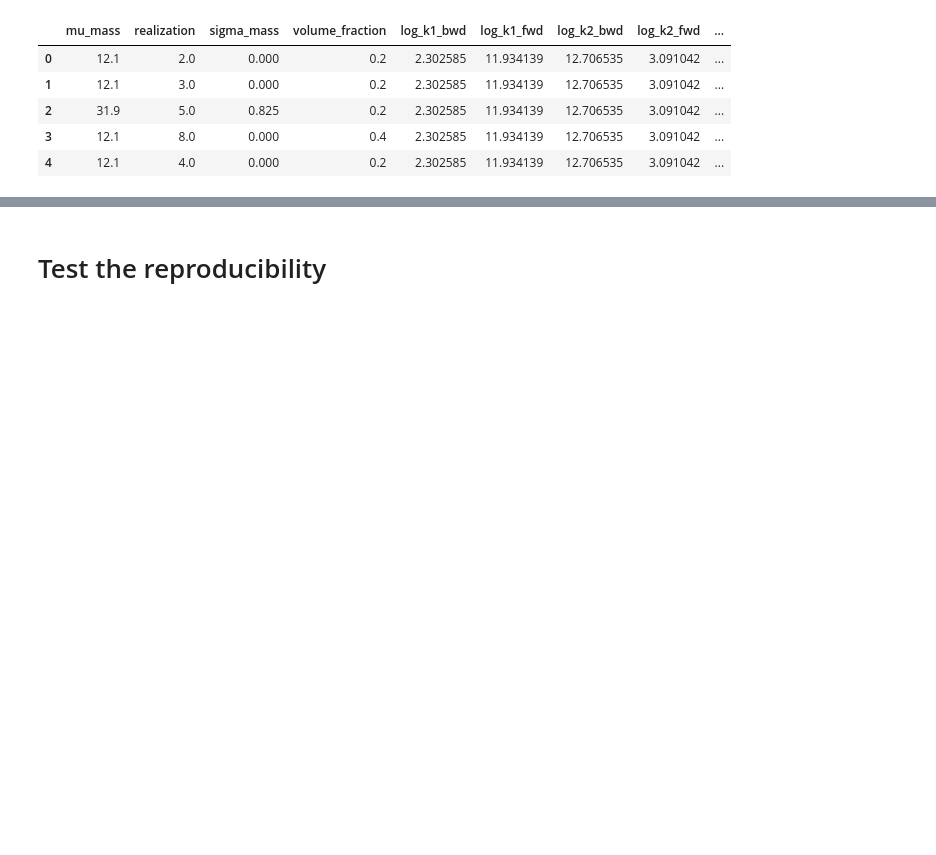
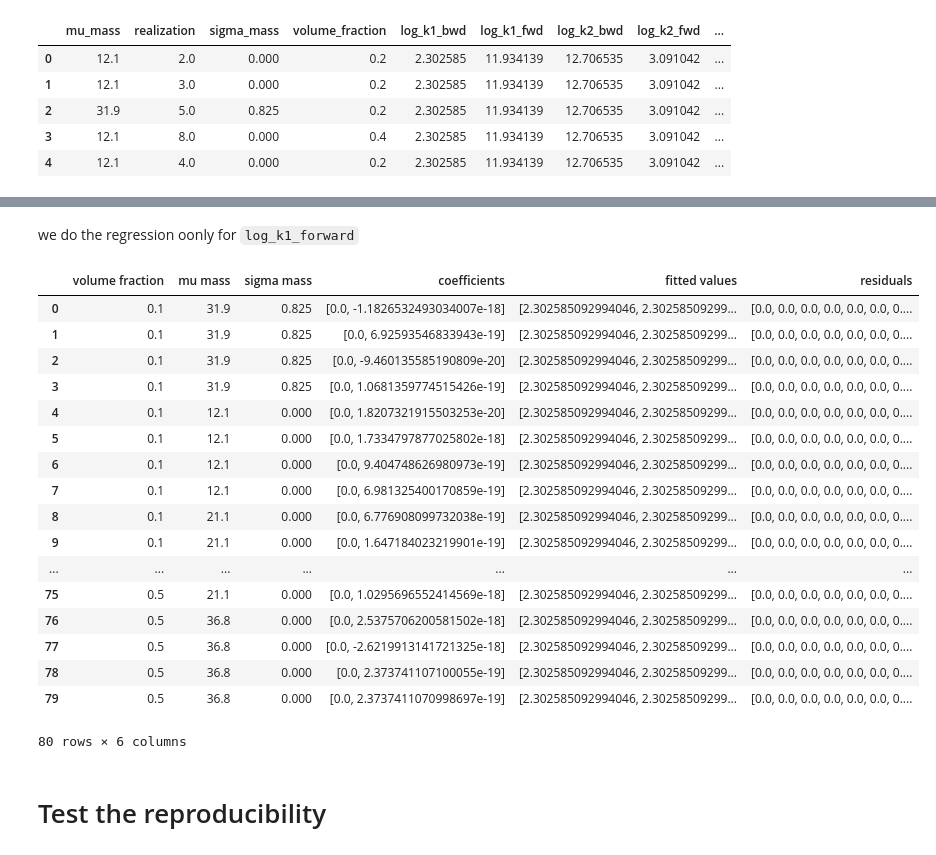
Before and after one commit to WilliamCappelletti/ML_CS433_project2, a Jupyter notebook: src/exploration.ipynb, the cells around one changed output, grey strips where cells are left out. Cells and saved outputs as stored; diff of their text form; code cells hidden in the pictures; blank space fills up the shorter version.

```diff
--- a/src/exploration.ipynb
+++ b/src/exploration.ipynb
@@ -195,3 +190,68 @@ data_trans.head()
+# %%
+mus = data.mu_mass.unique()
+sigmas = data.sigma_mass.unique()
+volumes = [0.1,0.2,0.3,0.4,0.5]
+
+names = ["E","ES","P","S"]
+# %%
+def Regressors(data):
+    '''
+    return a vector containing the design matrix for the regression of the log efficient rate ratio against
+    E,ES,P,S in that order
+    '''
+    X_total = []
+    for name in names:
+        X_total.append(create_regressors(data,name))
+    return X_total
+# %%
+#combination done into the paper
+combinations = [[31.9,0.825],[12.1,0],[21.1,0],[36.8,0]]
+# %% [markdown]
+we do the regression oonly for `log_k1_forward`
+# %%
+results = []
+
+for volume in volumes:
+    for comb in combinations:
+        mu = comb[0]
+        sigma =comb[1]
+        #take data wth corresponding values in mu, sigma and volume fraction
+        data_tested = data_trans[(data_trans['volume_fraction']== volume) & (data_trans['sigma_mass'] == sigma)
+                                         & (data_trans['mu_mass'] == mu)]
+
+
+        #build regression matrices
+        X_total = Regressors(data_tested)
+        y = data_tested.log_k1_bwd
+
+        #storage for the model
+        #do the regression for each individual regressor (E,ES,P,S)
+        for X in X_total:
+            c,y_,r = regression(X,y)
+            results.append([volume,mu,sigma,c,y_,r])
+# %%
+results =  pd.DataFrame(results)
+results.columns = ["volume fraction","mu mass","sigma mass","coefficients","fitted values","residuals"]
+results
+# %% [output]
+|  | volume fraction | mu mass | sigma mass | coefficients | fitted values | residuals |
+| 0 | 0.1 | 31.9 | 0.825 | [0.0, -1.1826532493034007e-18] | [2.302585092994046, 2.30258509299... | [0.0, 0.0, 0.0, 0.0, 0.0, 0.0, 0.... |
+| 1 | 0.1 | 31.9 | 0.825 | [0.0, 6.92593546833943e-19] | [2.302585092994046, 2.30258509299... | [0.0, 0.0, 0.0, 0.0, 0.0, 0.0, 0.... |
+| 2 | 0.1 | 31.9 | 0.825 | [0.0, -9.460135585190809e-20] | [2.302585092994046, 2.30258509299... | [0.0, 0.0, 0.0, 0.0, 0.0, 0.0, 0.... |
+| 3 | 0.1 | 31.9 | 0.825 | [0.0, 1.0681359774515426e-19] | [2.302585092994046, 2.30258509299... | [0.0, 0.0, 0.0, 0.0, 0.0, 0.0, 0.... |
+| 4 | 0.1 | 12.1 | 0.000 | [0.0, 1.8207321915503253e-20] | [2.302585092994046, 2.30258509299... | [0.0, 0.0, 0.0, 0.0, 0.0, 0.0, 0.... |
+| 5 | 0.1 | 12.1 | 0.000 | [0.0, 1.7334797877025802e-18] | [2.302585092994046, 2.30258509299... | [0.0, 0.0, 0.0, 0.0, 0.0, 0.0, 0.... |
+| 6 | 0.1 | 12.1 | 0.000 | [0.0, 9.404748626980973e-19] | [2.302585092994046, 2.30258509299... | [0.0, 0.0, 0.0, 0.0, 0.0, 0.0, 0.... |
+| 7 | 0.1 | 12.1 | 0.000 | [0.0, 6.981325400170859e-19] | [2.302585092994046, 2.30258509299... | [0.0, 0.0, 0.0, 0.0, 0.0, 0.0, 0.... |
+| 8 | 0.1 | 21.1 | 0.000 | [0.0, 6.776908099732038e-19] | [2.302585092994046, 2.30258509299... | [0.0, 0.0, 0.0, 0.0, 0.0, 0.0, 0.... |
+| 9 | 0.1 | 21.1 | 0.000 | [0.0, 1.647184023219901e-19] | [2.302585092994046, 2.30258509299... | [0.0, 0.0, 0.0, 0.0, 0.0, 0.0, 0.... |
+| ... | ... | ... | ... | ... | ... | ... |
+| 75 | 0.5 | 21.1 | 0.000 | [0.0, 1.0295696552414569e-18] | [2.302585092994046, 2.30258509299... | [0.0, 0.0, 0.0, 0.0, 0.0, 0.0, 0.... |
+| 76 | 0.5 | 36.8 | 0.000 | [0.0, 2.5375706200581502e-18] | [2.302585092994046, 2.30258509299... | [0.0, 0.0, 0.0, 0.0, 0.0, 0.0, 0.... |
+| 77 | 0.5 | 36.8 | 0.000 | [0.0, -2.6219913141721325e-18] | [2.302585092994046, 2.30258509299... | [0.0, 0.0, 0.0, 0.0, 0.0, 0.0, 0.... |
+| 78 | 0.5 | 36.8 | 0.000 | [0.0, 2.373741107100055e-19] | [2.302585092994046, 2.30258509299... | [0.0, 0.0, 0.0, 0.0, 0.0, 0.0, 0.... |
+| 79 | 0.5 | 36.8 | 0.000 | [0.0, 2.3737411070998697e-19] | [2.302585092994046, 2.30258509299... | [0.0, 0.0, 0.0, 0.0, 0.0, 0.0, 0.... |
+80 rows × 6 columns
 # %% [markdown]
 # Test the reproducibility
 # %% [markdown]
```
Also changed, not shown: parts of 21 cells of this notebook.
